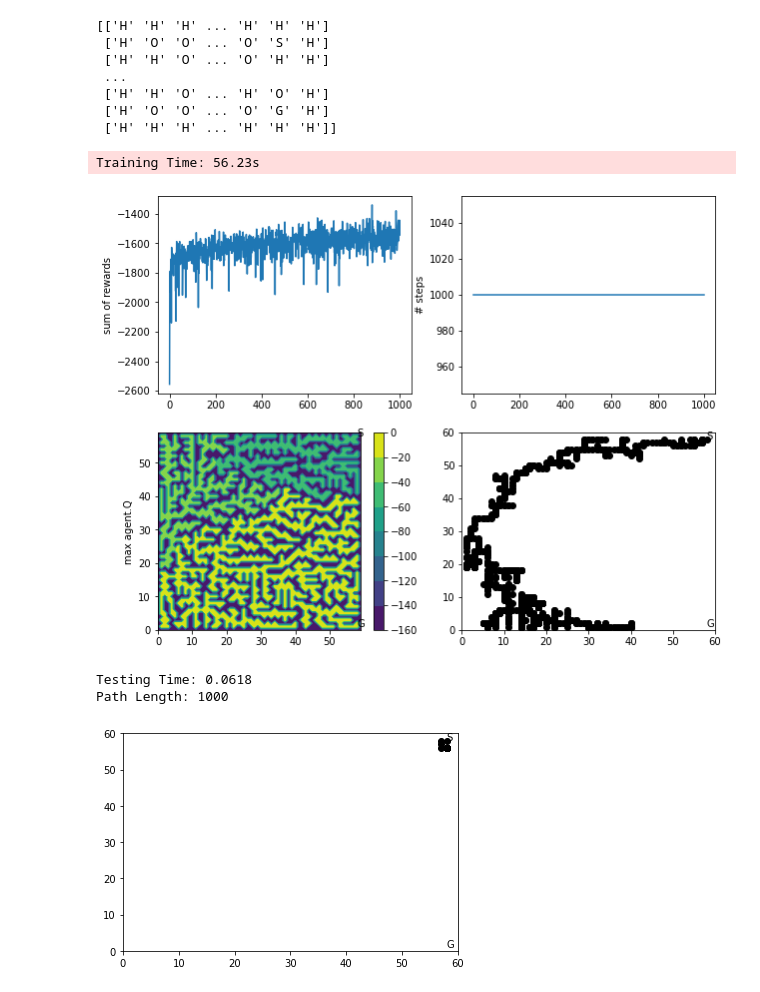
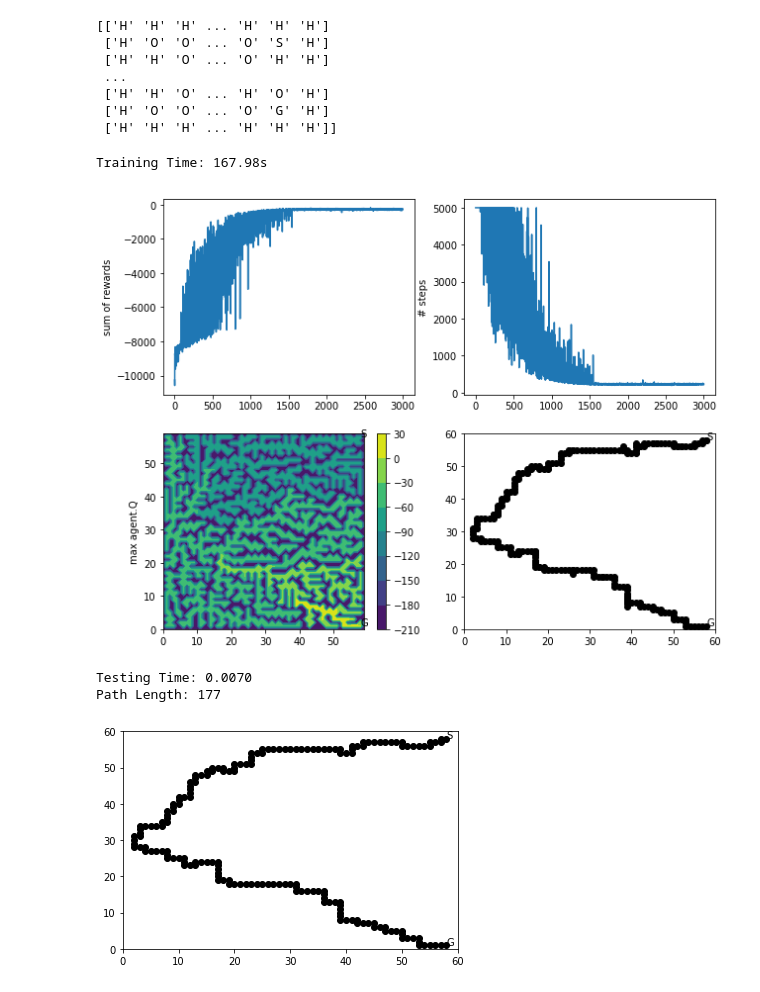
Before and after one commit to connorf25/robotics-assignment-2, a Jupyter notebook: rl.ipynb, the cells around one changed output. Drawn from its saved outputs; the diff is of its cells as text; code cells hidden in the pictures.

Commit message:
RL: 60x60 converges by increasing maxiter to 3000 and maxsteps to 5000

```diff
--- a/rl.ipynb
+++ b/rl.ipynb
@@ -267,17 +267,17 @@ env.print_map()
 # %%
 agent = RLAgent(env)
 startTrain = time.time()
 rtrace, steps, trace = agent.train(gamma=0.99, #Discount Rate - no tuning required
                                    alpha=0.1, #Learning Rate - need tuning
                                    epsilon=0.2, #Increases the explorability of the training - need tuning
-                                   maxiter=1000, #Allow more iterations to better explore state space
-                                   maxstep=2000) #How many steps per iteration
+                                   maxiter=3000, #Allow more iterations to better explore state space
+                                   maxstep=5000) #How many steps per iteration
 endTrain = time.time()
 print("Training Time: " + "{:.2f}".format(endTrain-startTrain) + 's')
 plot_train(agent, rtrace, steps, trace)
 # %% [output]
-Training Time: 56.23s
+Training Time: 167.98s
-[figure, old version]
+[figure, new version]
 # %%
 startTest = time.time()
 test_trace = agent.test()
@@ -286,6 +286,6 @@ print("Testing Time: " + "{:.4f}".format(endTest-startTest))
 plot_trace(agent, test_trace)
 print("Path Length: " + str(len(test_trace)-1))
 # %% [output]
-Testing Time: 0.0618
-Path Length: 1000
+Testing Time: 0.0070
+Path Length: 177
-[figure, old version]
+[figure, new version]
```
